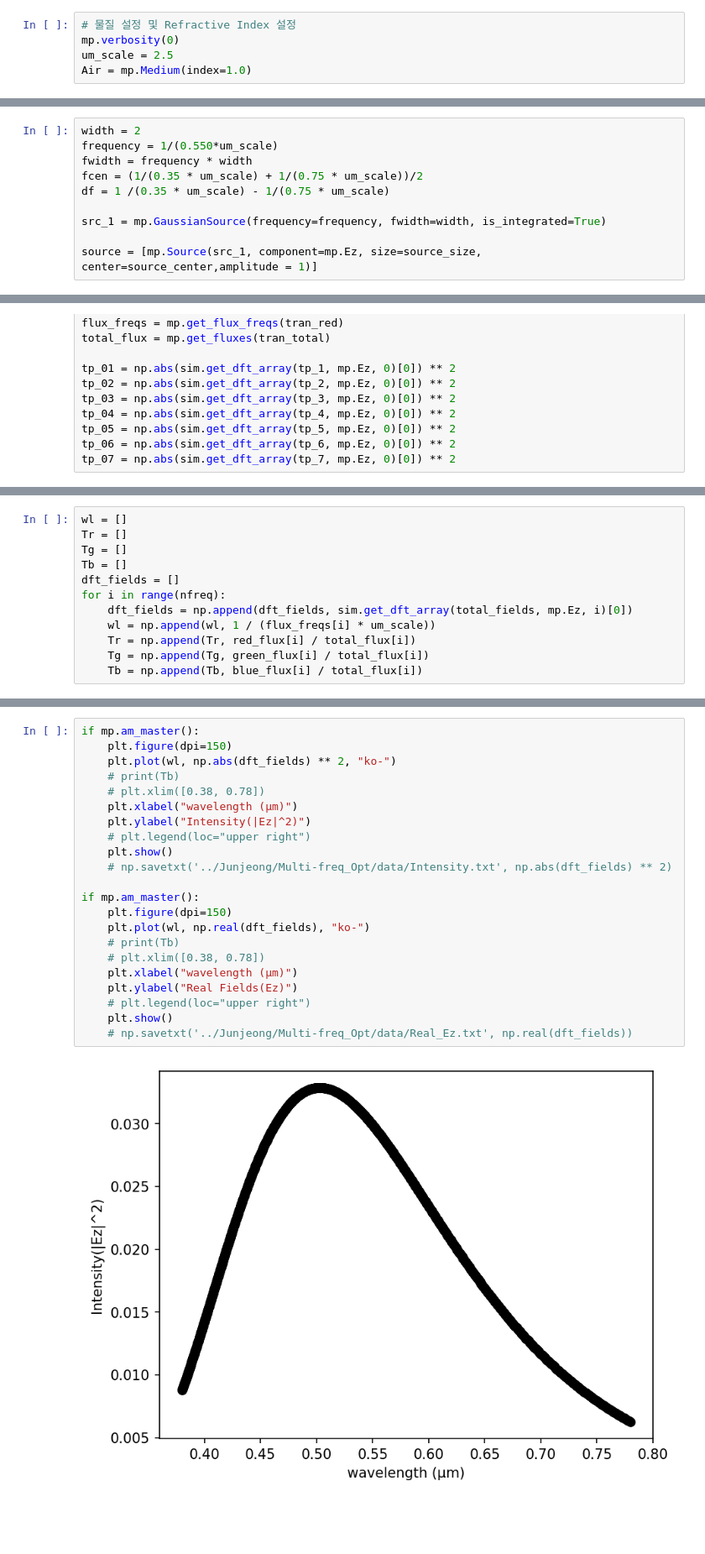
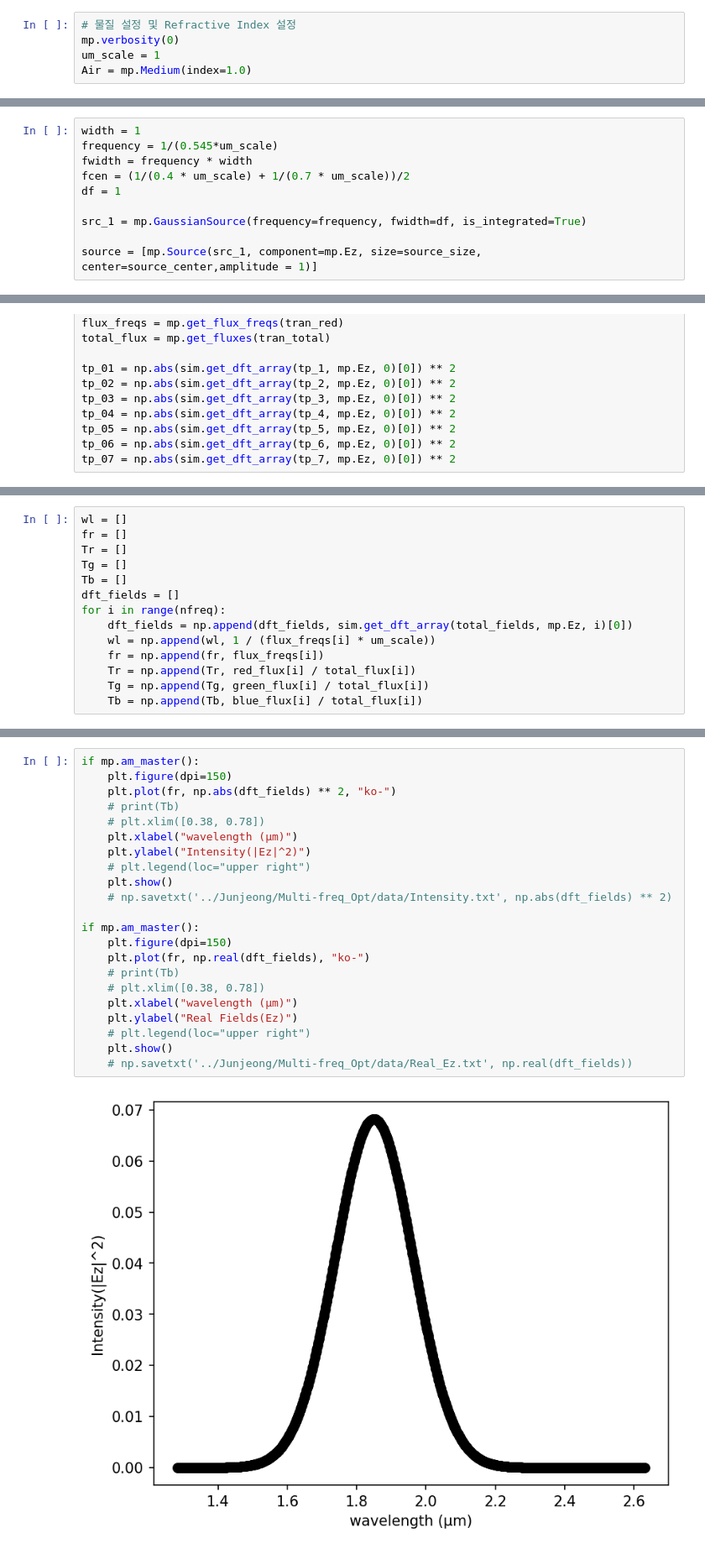
Before and after one commit to leesbin/EIDL, a Jupyter notebook: validation/Source/srcamp3_반영.ipynb, the cells around one changed output, grey strips where cells are left out. Shown at 84% size. Saved outputs shown, nothing was run; the diff lists cells and outputs as text; blank space fills up the shorter version.

```diff
--- a/validation/Source/srcamp3_반영.ipynb
+++ b/validation/Source/srcamp3_반영.ipynb
@@ -9,7 +9,7 @@ import meep as mp
 # %%
 # 물질 설정 및 Refractive Index 설정
 mp.verbosity(0)
-um_scale = 2.5
+um_scale = 1
 Air = mp.Medium(index=1.0)
 # %%
 resolution = 20 # 해상도
@@ -92,12 +92,12 @@ source_size = mp.Vector3(Sx , 0, 0)
 #           #mp.Source(src_1, component=mp.Ez, size=source_size, center=source_center, amplitude = 1),
 #           #mp.Source(src_2, component=mp.Ez, size=source_size, center=source_center, amplitude = 3.4)]
 # %%
-width = 2
-frequency = 1/(0.550*um_scale)
+width = 1
+frequency = 1/(0.545*um_scale)
 fwidth = frequency * width
-fcen = (1/(0.35 * um_scale) + 1/(0.75 * um_scale))/2
-df = 1 /(0.35 * um_scale) - 1/(0.75 * um_scale)
+fcen = (1/(0.4 * um_scale) + 1/(0.7 * um_scale))/2
+df = 1
 
-src_1 = mp.GaussianSource(frequency=frequency, fwidth=width, is_integrated=True)
+src_1 = mp.GaussianSource(frequency=frequency, fwidth=df, is_integrated=True)
 
 source = [mp.Source(src_1, component=mp.Ez, size=source_size, center=source_center,amplitude = 1)]
@@ -208,5 +212,6 @@ print(tp_07)
 # %%
 wl = []
+fr = []
 Tr = []
 Tg = []
 Tb = []
@@ -214,6 +219,7 @@ dft_fields = []
 for i in range(nfreq):
     dft_fields = np.append(dft_fields, sim.get_dft_array(total_fields, mp.Ez, i)[0])
     wl = np.append(wl, 1 / (flux_freqs[i] * um_scale))
+    fr = np.append(fr, flux_freqs[i])
     Tr = np.append(Tr, red_flux[i] / total_flux[i])
     Tg = np.append(Tg, green_flux[i] / total_flux[i])
     Tb = np.append(Tb, blue_flux[i] / total_flux[i])
@@ -254,24 +260,24 @@ if mp.am_master():
 # %%
 if mp.am_master():
     plt.figure(dpi=150)
-    plt.plot(wl, np.abs(dft_fields) ** 2, "ko-")
+    plt.plot(fr, np.abs(dft_fields) ** 2, "ko-")
     # print(Tb)
     # plt.xlim([0.38, 0.78])
     plt.xlabel("wavelength (μm)")
     plt.ylabel("Intensity(|Ez|^2)")
     # plt.legend(loc="upper right")
     plt.show()
     # np.savetxt('../Junjeong/Multi-freq_Opt/data/Intensity.txt', np.abs(dft_fields) ** 2)
 
 if mp.am_master():
     plt.figure(dpi=150)
-    plt.plot(wl, np.real(dft_fields), "ko-")
+    plt.plot(fr, np.real(dft_fields), "ko-")
     # print(Tb)
     # plt.xlim([0.38, 0.78])
     plt.xlabel("wavelength (μm)")
     plt.ylabel("Real Fields(Ez)")
     # plt.legend(loc="upper right")
     plt.show()
     # np.savetxt('../Junjeong/Multi-freq_Opt/data/Real_Ez.txt', np.real(dft_fields))
 # %% [output]
-[figure, old version]
+[figure, new version]
```
Also changed, not shown: parts of 4 cells of this notebook, 6 other files.
